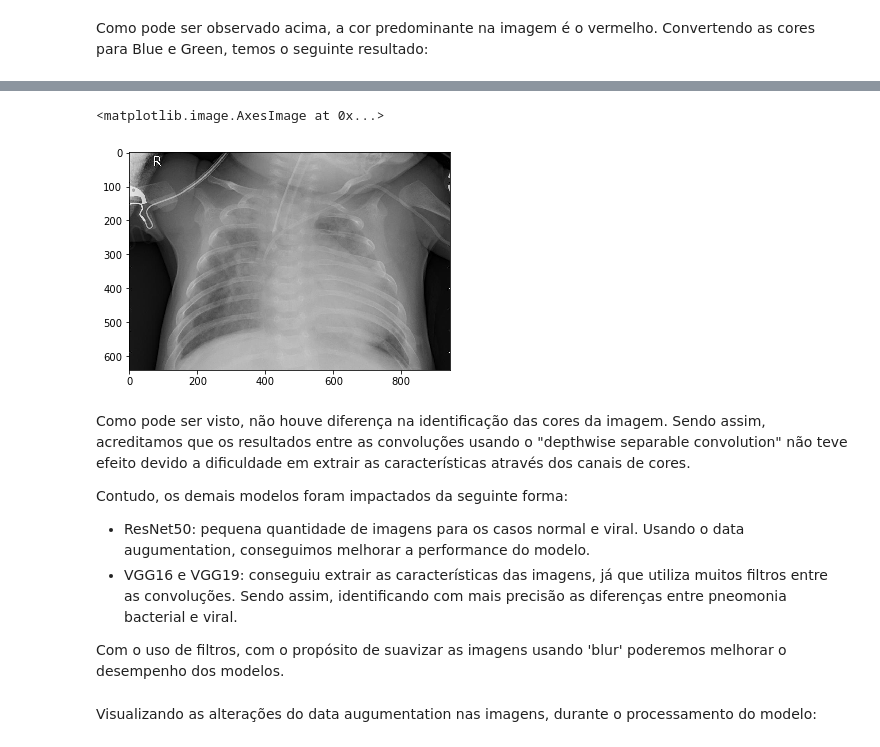
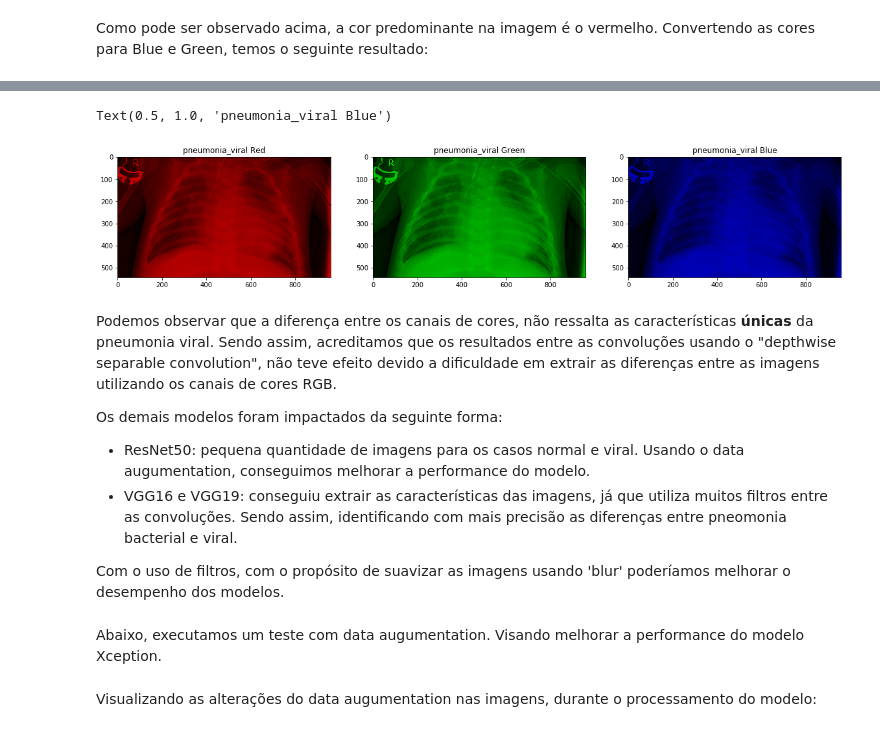
Before and after one commit to guicmachado/fiap-ml-visao-computacional-capstone-alternative, a Jupyter notebook: projeto-final/analise-imagens-medicas.ipynb, the cells around one changed output, grey strips where cells are left out. Saved outputs shown, nothing was run; the diff lists cells and outputs as text; code cells hidden in the pictures.

```diff
--- a/projeto-final/analise-imagens-medicas.ipynb
+++ b/projeto-final/analise-imagens-medicas.ipynb
@@ -1014,17 +1002,34 @@ plt.imshow(g, cmap='gray')
-# %%
-plt.imshow(b, cmap='gray')
-# %% [output]
-<matplotlib.image.AxesImage at 0x...>
-[figure, removed]
+# %%
+r, g, b = cv2.split(imagem)
+imagem_vazia = np.zeros(imagem.shape[:2], dtype=np.uint8)
+# %%
+plt.figure(figsize=(20,20))
+
+plt.subplot(1,3,1)
+plt.imshow(cv2.merge([r, imagem_vazia, imagem_vazia]))
+plt.title("pneumonia_viral Red")
+
+plt.subplot(1,3,2)
+plt.imshow(cv2.merge([imagem_vazia, g, imagem_vazia]))
+plt.title("pneumonia_viral Green")
+
+plt.subplot(1,3,3)
+plt.imshow(cv2.merge([imagem_vazia, imagem_vazia, b]))
+plt.title("pneumonia_viral Blue")
+# %% [output]
+Text(0.5, 1.0, 'pneumonia_viral Blue')
+[figure, added]
 # %% [markdown]
-Como pode ser visto, não houve diferença na identificação das cores da imagem. Sendo assim, acreditamos que os resultados entre as convoluções usando o "depthwise separable convolution" não teve efeito devido a dificuldade em extrair as características através dos canais de cores.
+Podemos observar que a diferença entre os canais de cores, não ressalta as características **únicas** da pneumonia viral. Sendo assim, acreditamos que os resultados entre as convoluções usando o "depthwise separable convolution", não teve efeito devido a dificuldade em extrair as diferenças entre as imagens utilizando os canais de cores RGB.
 
-Contudo, os demais modelos foram impactados da seguinte forma:
+Os demais modelos foram impactados da seguinte forma:
 
 * ResNet50: pequena quantidade de imagens para os casos normal e viral. Usando o data augumentation, conseguimos melhorar a performance do modelo.
 * VGG16 e VGG19: conseguiu extrair as características das imagens, já que utiliza muitos filtros entre as convoluções. Sendo assim, identificando com mais precisão as diferenças entre pneomonia bacterial e viral.
 
-Com o uso de filtros, com o propósito de suavizar as imagens usando 'blur' poderemos melhorar o desempenho dos modelos.
+Com o uso de filtros, com o propósito de suavizar as imagens usando 'blur' poderíamos melhorar o desempenho dos modelos.
+# %% [markdown]
+Abaixo, executamos um teste com data augumentation. Visando melhorar a performance do modelo Xception.
 # %%
 teste_de_argumento = ImageDataGenerator(validation_split=0.30,
         width_shift_range=0.2,
```
Also changed, not shown: parts of 5 cells of this notebook.
